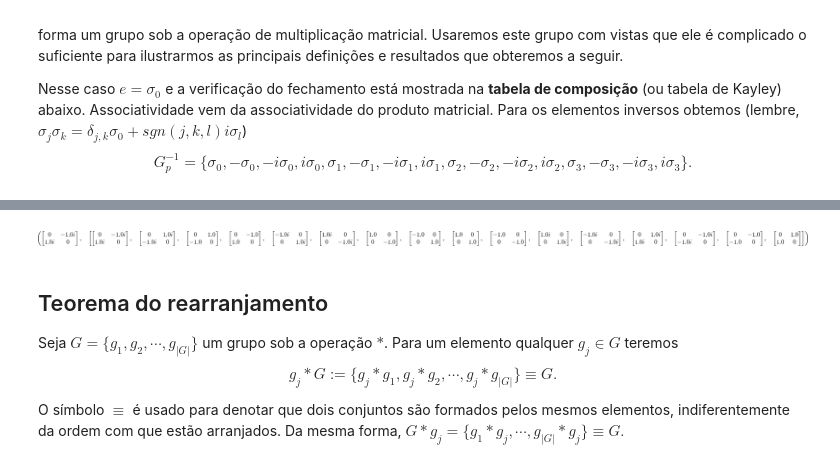
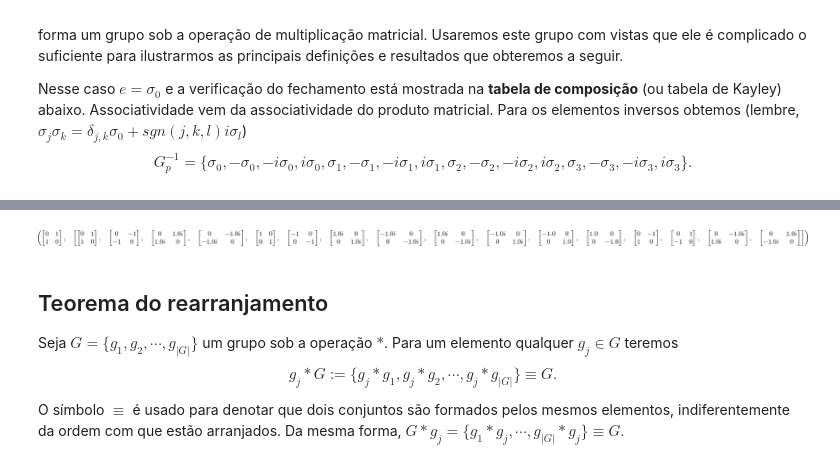
Before and after one commit to jonasmaziero/teoria_de_grupos, a Jupyter notebook: 01_grupos.ipynb, the cells around one changed output, grey strips where cells are left out. Cells and saved outputs as stored; diff of their text form; code cells hidden in the pictures.

```diff
--- a/01_grupos.ipynb
+++ b/01_grupos.ipynb
@@ -92,14 +92,14 @@ i\sigma_{1} & -i\sigma_{1} & -\sigma_{1} & \sigma_{1} & i\sigma_{0} & -i\sigma_{
 # %%
 s0,s1,s2,s3,Gp = symbols('sigma_0 sigma_1 sigma_2 sigma_3 G_p') # define os símbolos a serem usados
 s0 = id(2);  s1 = pauli(1);  s2 = pauli(2);  s3 = pauli(3)
 Gp = [s0,-s0,1j*s0,-1j*s0,s1,-s1,1j*s1,-1j*s1,s2,-s2,1j*s2,-1j*s2,s3,-s3,1j*s3,-1j*s3] # lista para o grupo
 TC = [Matrix([[0,0],[0,0]])]*16  # inicialização da lista com 16 elementos
-j = 8
+j = 4
 for k in range(0,16):
     TC[k] = Gp[j]*Gp[k]
 Gp[j], TC
 # %% [output]
-[figure, old version]
+[figure, new version]
 # %% [markdown]
 ## Teorema do rearranjamento
 Seja $G=\{g_{1},g_{2},\cdots,g_{|G|}\}$ um grupo sob a operação $*$. Para um elemento qualquer $g_{j}\in G$ teremos
```
